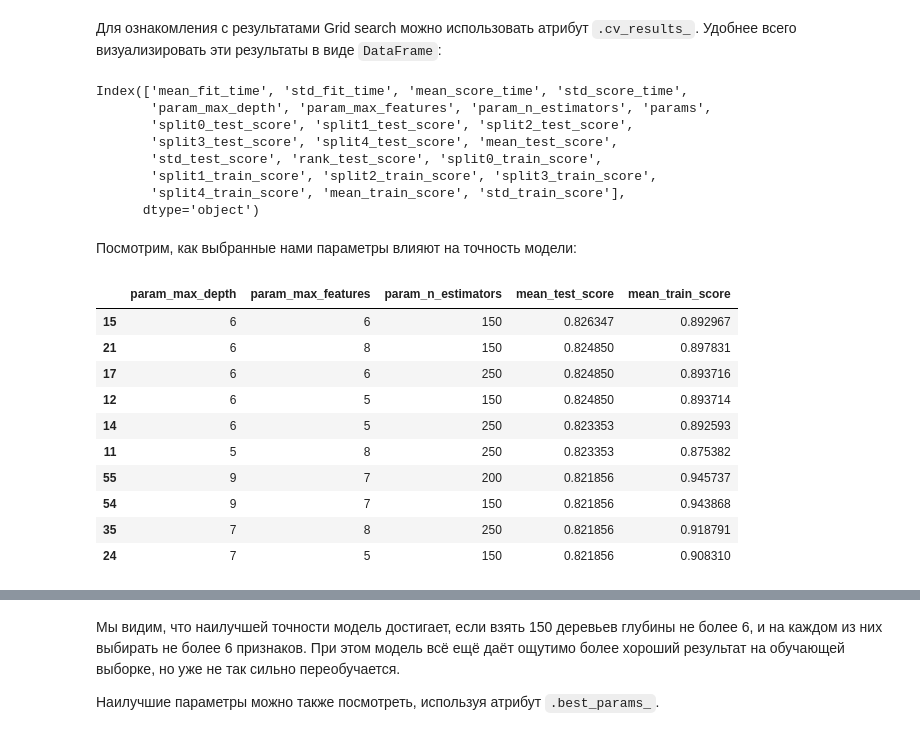
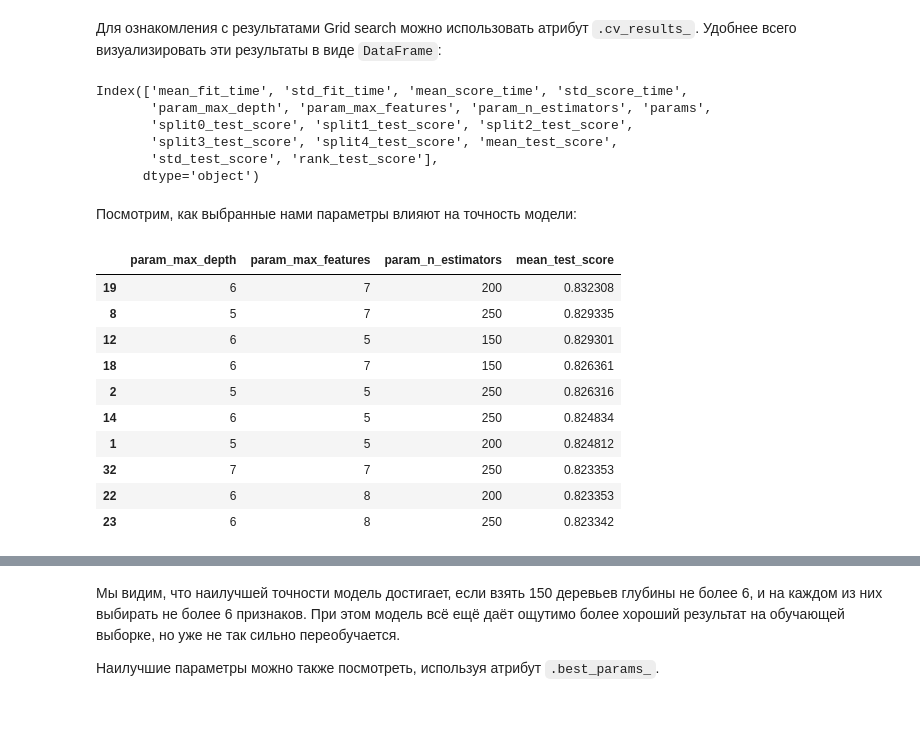
Before and after one commit to Anbionchik/Git_brain_lessons, a Jupyter notebook: Python_libs/Theory/4_Обучение_с_учителем_в_Scikit_learn.ipynb, the cells around one changed output, grey strips where cells are left out. Saved outputs shown, nothing was run; the diff lists cells and outputs as text; code cells hidden in the pictures.

```diff
--- a/Python_libs/Theory/4_Обучение_с_учителем_в_Scikit_learn.ipynb
+++ b/Python_libs/Theory/4_Обучение_с_учителем_в_Scikit_learn.ipynb
@@ -459,7 +462,7 @@ $$logloss(x) = - y \cdot \operatorname{ln} (p) - (1 - y) \cdot \operatorname{ln}
 
 Для того, чтобы разобраться с деталями модели логистической регрессии, мы будем использовать датасет, содержащий информацию о пассажирах Титаника. Этот датасет можно скачать [здесь](https://www.kaggle.com/c/titanic/data).
 # %%
-data = pd.read_csv("titanic_train.csv", index_col="PassengerId")
+data = pd.read_csv("train.csv", index_col="PassengerId")
 
 data.head()
 # %% [output]
@@ -1181,34 +1179,33 @@ Index(['mean_fit_time', 'std_fit_time', 'mean_score_time', 'std_score_time',
        'param_max_depth', 'param_max_features', 'param_n_estimators', 'params',
        'split0_test_score', 'split1_test_score', 'split2_test_score',
        'split3_test_score', 'split4_test_score', 'mean_test_score',
-       'std_test_score', 'rank_test_score', 'split0_train_score',
-       'split1_train_score', 'split2_train_score', 'split3_train_score',
-       'split4_train_score', 'mean_train_score', 'std_train_score'],
+       'std_test_score', 'rank_test_score'],
       dtype='object')
 # %% [markdown]
 Посмотрим, как выбранные нами параметры влияют на точность модели:
 # %%
 param_columns = [
     column
     for column in cv_results.columns
     if column.startswith('param_')
 ]
 
-score_columns = ['mean_test_score', 'mean_train_score']
+# score_columns = ['mean_test_score', 'mean_train_score'] Тут ошибка из-за mean_train_score
+score_columns = ['mean_test_score']
 
 cv_results = (cv_results[param_columns + score_columns]
               .sort_values(by=score_columns, ascending=False))
 
 cv_results.head(10)
 # %% [output]
-|  | param_max_depth | param_max_features | param_n_estimators | mean_test_score | mean_train_score |
-| 15 | 6 | 6 | 150 | 0.826347 | 0.892967 |
-| 21 | 6 | 8 | 150 | 0.824850 | 0.897831 |
-| 17 | 6 | 6 | 250 | 0.824850 | 0.893716 |
-| 12 | 6 | 5 | 150 | 0.824850 | 0.893714 |
-| 14 | 6 | 5 | 250 | 0.823353 | 0.892593 |
-| 11 | 5 | 8 | 250 | 0.823353 | 0.875382 |
-| 55 | 9 | 7 | 200 | 0.821856 | 0.945737 |
-| 54 | 9 | 7 | 150 | 0.821856 | 0.943868 |
-| 35 | 7 | 8 | 250 | 0.821856 | 0.918791 |
-| 24 | 7 | 5 | 150 | 0.821856 | 0.908310 |
+|  | param_max_depth | param_max_features | param_n_estimators | mean_test_score |
+| 19 | 6 | 7 | 200 | 0.832308 |
+| 8 | 5 | 7 | 250 | 0.829335 |
+| 12 | 6 | 5 | 150 | 0.829301 |
+| 18 | 6 | 7 | 150 | 0.826361 |
+| 2 | 5 | 5 | 250 | 0.826316 |
+| 14 | 6 | 5 | 250 | 0.824834 |
+| 1 | 5 | 5 | 200 | 0.824812 |
+| 32 | 7 | 7 | 250 | 0.823353 |
+| 22 | 6 | 8 | 200 | 0.823353 |
+| 23 | 6 | 8 | 250 | 0.823342 |
```
Also changed, not shown: parts of 32 cells of this notebook, 13 other files.
